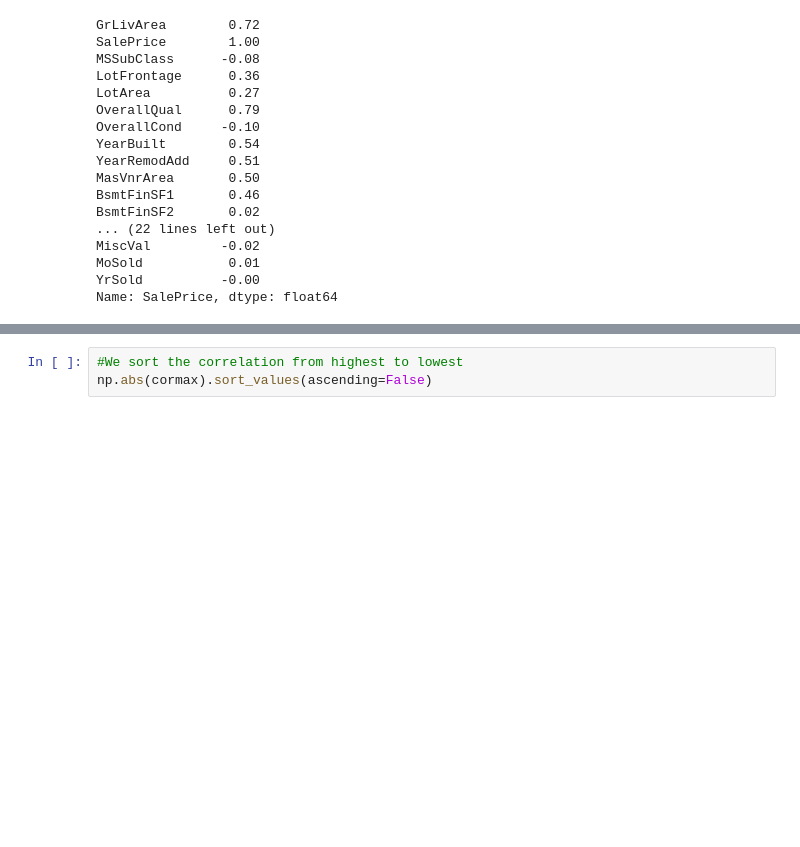
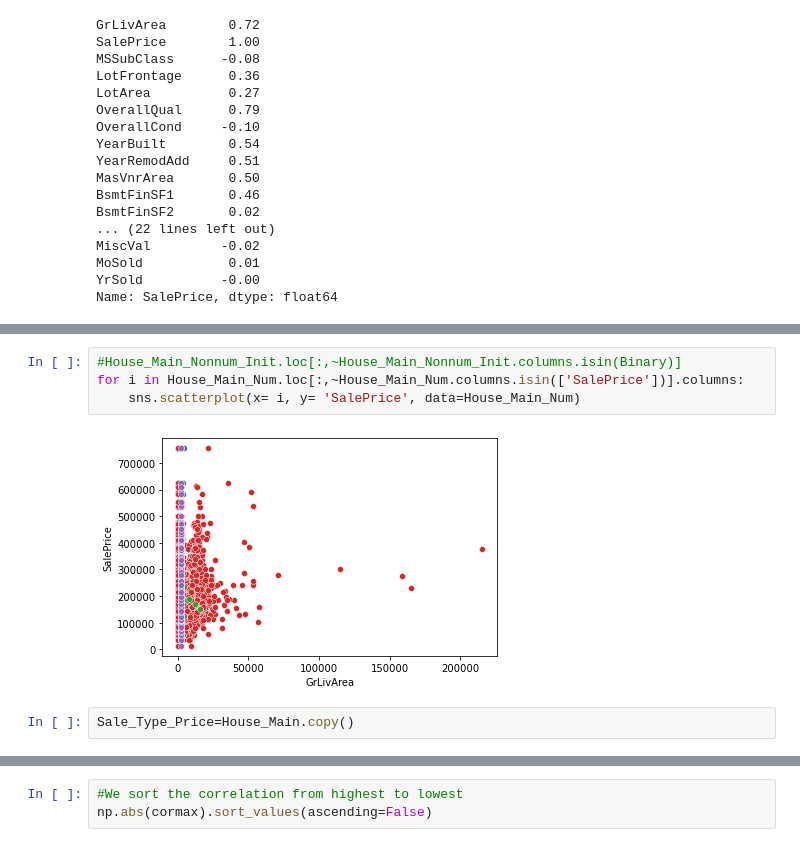
Before and after one commit to amandamanfredo1/Machine_Learning_Ames_Housing_Kaggle, a Jupyter notebook: Chance/Project 3 - Chance.ipynb, the cells around one changed output, grey strips where cells are left out. Cells and saved outputs as stored; diff of their text form; blank space fills up the shorter version.

```diff
--- a/Chance/Project 3 - Chance.ipynb
+++ b/Chance/Project 3 - Chance.ipynb
@@ -82,0 +162,8 @@ Name: SalePrice, dtype: float64
+# %%
+#House_Main_Nonnum_Init.loc[:,~House_Main_Nonnum_Init.columns.isin(Binary)]
+for i in House_Main_Num.loc[:,~House_Main_Num.columns.isin(['SalePrice'])].columns:
+    sns.scatterplot(x= i, y= 'SalePrice', data=House_Main_Num)
+# %% [output]
+[figure, added]
+# %%
+Sale_Type_Price=House_Main.copy()
```
Also changed, not shown: parts of 56 cells of this notebook.
